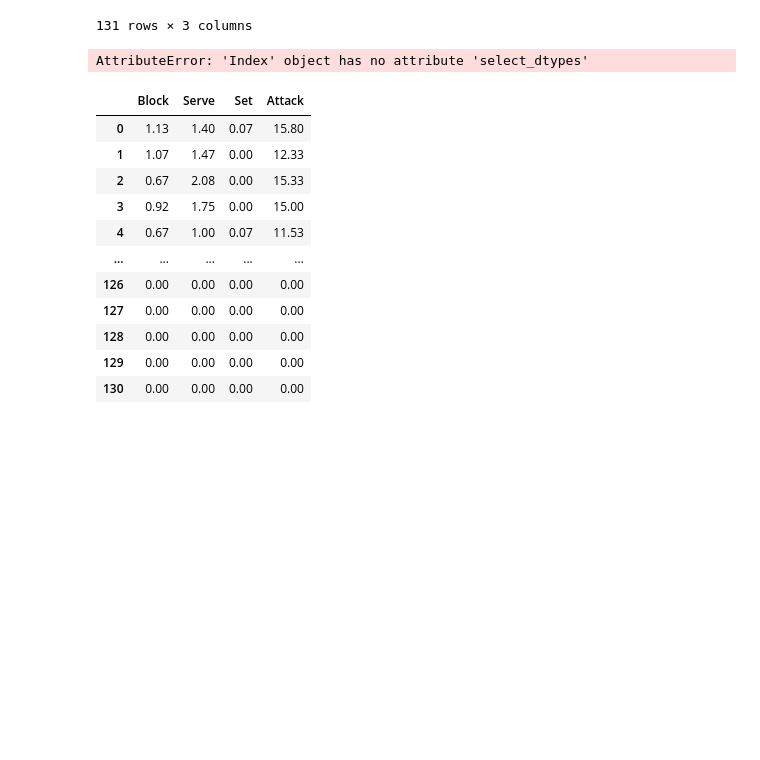
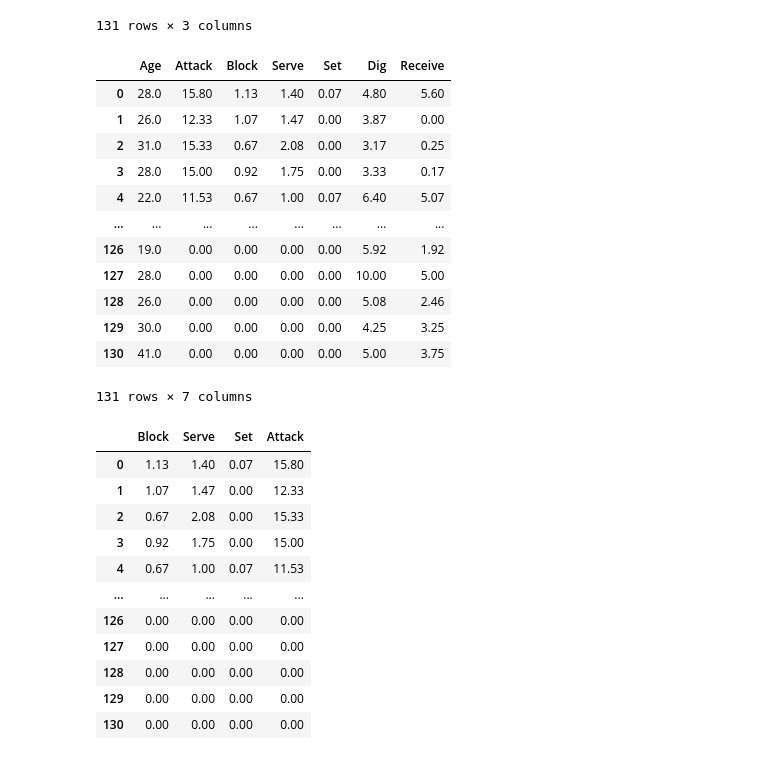
Before and after one commit to mcqueen7/Datamining_class, a Jupyter notebook: HW4.ipynb, the cells around one changed output. Cells and saved outputs as stored; diff of their text form; code cells hidden in the pictures; blank space fills up the shorter version.

```diff
--- a/HW4.ipynb
+++ b/HW4.ipynb
@@ -325,22 +325,34 @@ principal_df
 | 130 | -2.709202 | 1.174241 | 1.117008 |
 131 rows × 3 columns
 # %%
-Var_df=df.copy().select_dtypes(include=['float64', 'int64']).columns
+Var_df=df.copy()
 # 使用 select_dtypes() 選擇數值型欄位
 numeric_cols = Var_df.select_dtypes(include=['float64', 'int64']).columns
 
 # 設置變異量閾值，這裡設為 0.1
 threshold = 0.1
 selector = VarianceThreshold(threshold=threshold)
 
 # 擬合並轉換數據，只對數值型欄位進行操作
 df_filtered = selector.fit_transform(Var_df[numeric_cols])
 
 # 將篩選後的數據轉換為 DataFrame
 df_filtered = pd.DataFrame(df_filtered, columns=numeric_cols[selector.get_support()])
 df_filtered
 # %% [output]
+|  | Age | Attack | Block | Serve | Set | Dig | Receive |
+| 0 | 28.0 | 15.80 | 1.13 | 1.40 | 0.07 | 4.80 | 5.60 |
+| 1 | 26.0 | 12.33 | 1.07 | 1.47 | 0.00 | 3.87 | 0.00 |
+| 2 | 31.0 | 15.33 | 0.67 | 2.08 | 0.00 | 3.17 | 0.25 |
+| 3 | 28.0 | 15.00 | 0.92 | 1.75 | 0.00 | 3.33 | 0.17 |
+| 4 | 22.0 | 11.53 | 0.67 | 1.00 | 0.07 | 6.40 | 5.07 |
+| ... | ... | ... | ... | ... | ... | ... | ... |
+| 126 | 19.0 | 0.00 | 0.00 | 0.00 | 0.00 | 5.92 | 1.92 |
+| 127 | 28.0 | 0.00 | 0.00 | 0.00 | 0.00 | 10.00 | 5.00 |
+| 128 | 26.0 | 0.00 | 0.00 | 0.00 | 0.00 | 5.08 | 2.46 |
+| 129 | 30.0 | 0.00 | 0.00 | 0.00 | 0.00 | 4.25 | 3.25 |
+| 130 | 41.0 | 0.00 | 0.00 | 0.00 | 0.00 | 5.00 | 3.75 |
-AttributeError: 'Index' object has no attribute 'select_dtypes'
+131 rows × 7 columns
 # %%
 best_df=df.copy()
 
```
Also changed, not shown: parts of 1 cell of this notebook.
